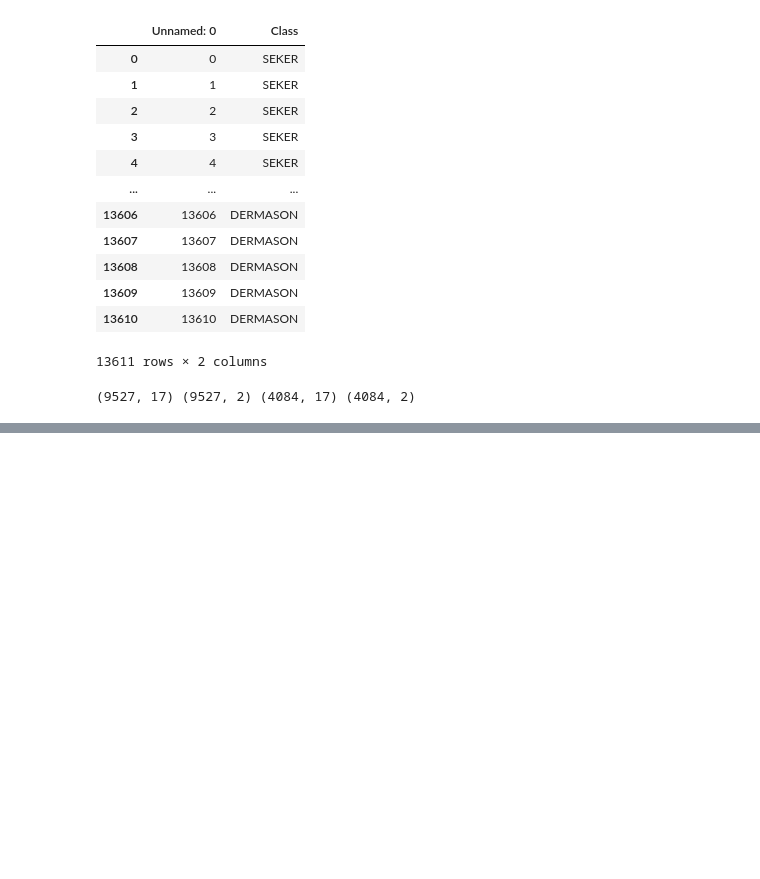
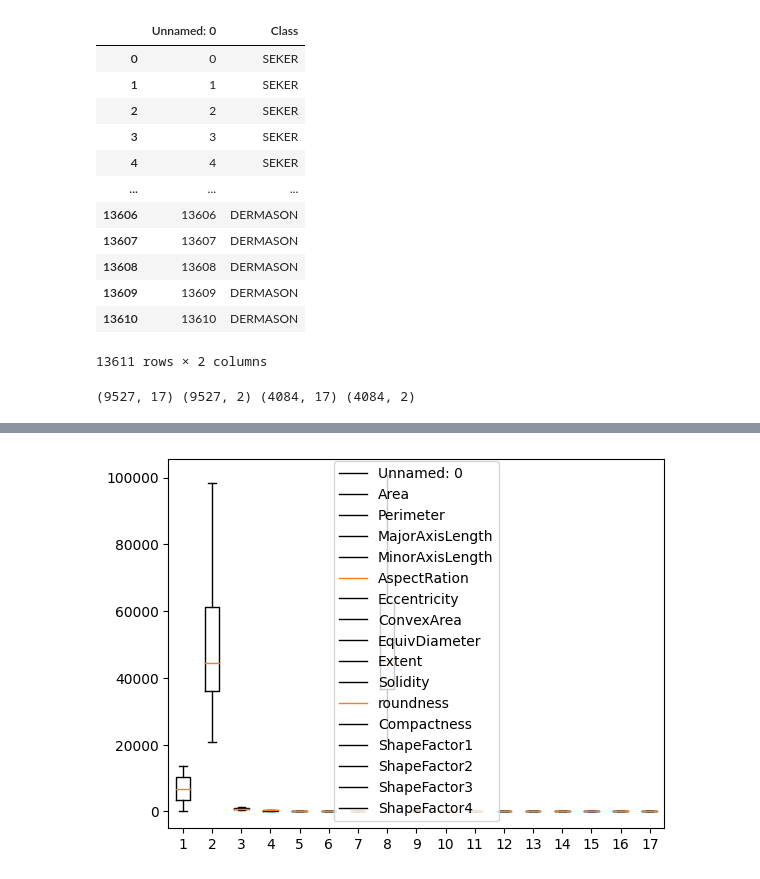
Before and after one commit to Orobrs/Dry-beans-classification, a Jupyter notebook: DryBean.ipynb, the cells around one changed output, grey strips where cells are left out. Cells and saved outputs as stored; diff of their text form; code cells hidden in the pictures; blank space fills up the shorter version.

```diff
--- a/DryBean.ipynb
+++ b/DryBean.ipynb
@@ -189,0 +263,7 @@ y_test.shape)
+# %%
+#box plot
+plt.boxplot(X_test,showfliers=False)
+plt.legend(X_test.columns)
+plt.show()
+# %% [output]
+[figure, added]
```
Also changed, not shown: parts of 7 cells of this notebook, 2 other files.
